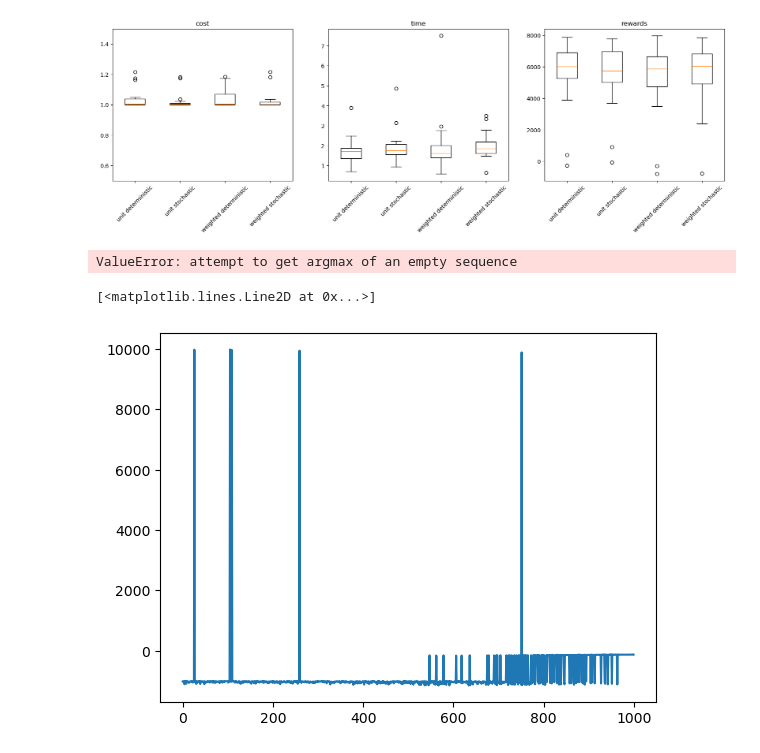
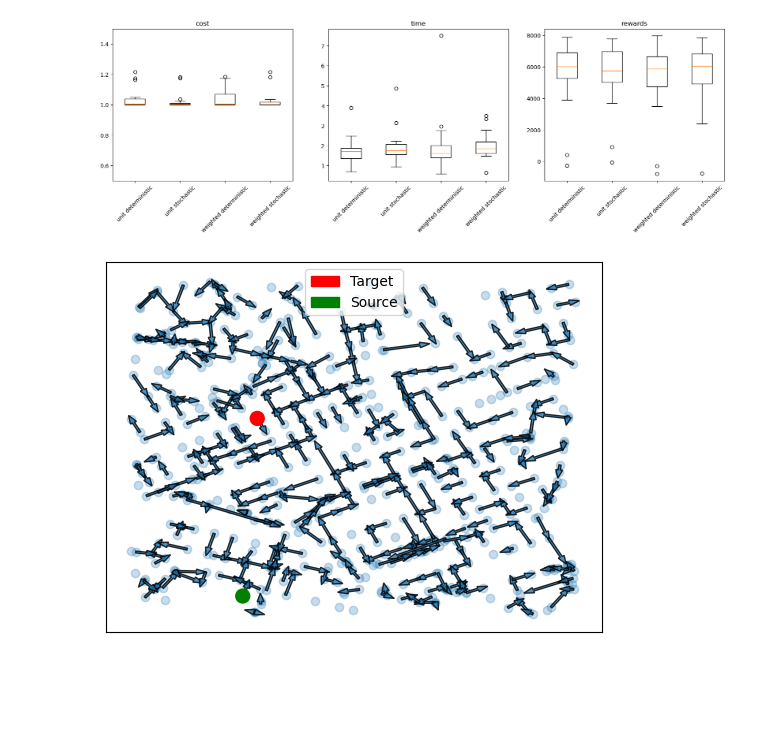
Before and after one commit to vivirodrigues/RL_Routing, a Jupyter notebook: QLearning/Model_QLearning.ipynb, the cells around one changed output. Saved outputs shown, nothing was run; the diff lists cells and outputs as text; code cells hidden in the pictures; blank space fills up the shorter version.

```diff
--- a/Model_QLearning.ipynb
+++ b/QLearning/Model_QLearning.ipynb
@@ -675,7 +675,7 @@ class QLAgent_approx:
         self.features[:, 0] = self.features[:, 0] / np.max(self.features[:, 0])
         self.features[:, 1] = self.features[:, 1] / np.max(self.features[:, 1])
         self.features[:, 2] = self.features[:, 2] / np.max(self.features[:, 2])
-        self.weights = np.random.normal(size = 6)
+        self.weights = np.zeros(shape = 3 * self.n_states)
 
     def set_seed(self, seed):
         random.seed(seed)
@@ -698,22 +698,28 @@ class QLAgent_approx:
         float
             Q value of the pair (state, action)
         """
-        features = np.concatenate([self.features[state], self.features[action]])
+        features = np.zeros(3 * self.n_states)
+        features[action * 3 : action * 3 + 3] = self.features[action]
+        prediction = np.dot(self.weights, features)
         if return_feature:
-            return np.dot(self.weights, features), features
-        return np.dot(self.weights, features)
+            return prediction, features
+        return prediction
 
     def update_weights(self, reward, state, action, new_state):
         """Update the weights and bias based on the Bellman equation"""
-        target = reward + self.gamma * np.max([self.linear_func(new_state, a) for a in list(self.G[new_state]) + [new_state]])
+        target = reward + self.gamma * self.argmax(new_state)
         prediction, features = self.linear_func(state, action, True)
         error = target - prediction
-        for i in range(6):
+        for i in range(len(self.weights)):
             self.weights[i] += self.learning_rate * error * features[i]
+
+    def argmax(self, state):
+        neighbors = list(self.G.neighbors(state)) + [state]
+        return np.max([self.linear_func(state, action) for action in neighbors])
 
     def greedy_policy(self, state):
         """Greedy policy that returns the action with the highest Q value"""
-        neighbors = list(self.G.neighbors(state))
+        neighbors = list(self.G.neighbors(state)) + [state]
         return neighbors[np.argmax([self.linear_func(state, action) for action in neighbors])]
 
     def epsilon_greedy_policy(self, state, epsilon):
@@ -736,7 +742,7 @@ class QLAgent_approx:
             self.episode_rewards[-1] += reward
 
             self.update_weights(reward, state, action, new_state)
-            # update Q table based on Bellman equation
+
             state = new_state
             route.append(state)
 
@@ -749,7 +755,7 @@ class QLAgent_approx:
     def train(self):
         self.epsilon = self.max_epsilon
         self.episode_rewards = []
-        for episode in range(self.n_episodes):
+        for episode in tqdm(range(self.n_episodes)):
             self.generate_episode(self.epsilon)
             self.update_epsilon()
 
@@ -773,13 +779,10 @@ class QLAgent_approx:
             k += 1
         return route, cost
 # %%
-env = Environment(G, source, target, "weighted", "deterministic")
-agent = QLAgent_approx(env, G, learning_rate=0.6, gamma = 0.7, n_episodes=1000)
+env = Environment(G, source, target, "unit", "deterministic")
+agent = QLAgent_approx(env, G, learning_rate=0.6, gamma = 0.7, n_episodes=10000)
 agent.train()
-# %% [output]
-ValueError: attempt to get argmax of an empty sequence
-# %%
-plt.plot(agent.episode_rewards)
-# %% [output]
-[<matplotlib.lines.Line2D at 0x...>]
-[figure, removed]
+# %%
+plot_all_paths_policy(G, agent.policy, source, target)
+# %% [output]
+[figure, added]
```
Also changed, not shown: parts of 1 cell of this notebook, 14 other files.
